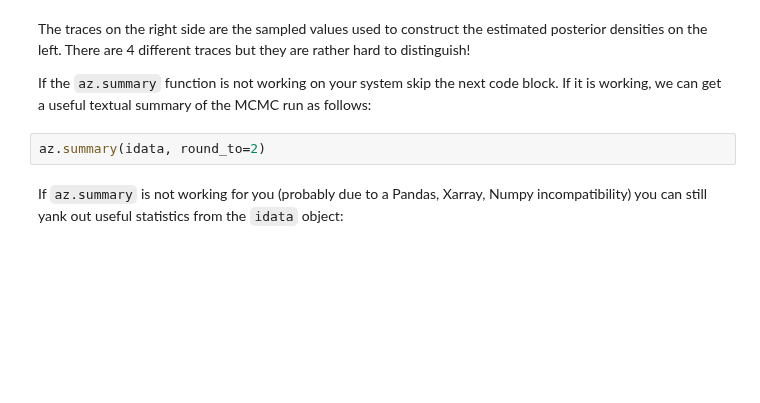
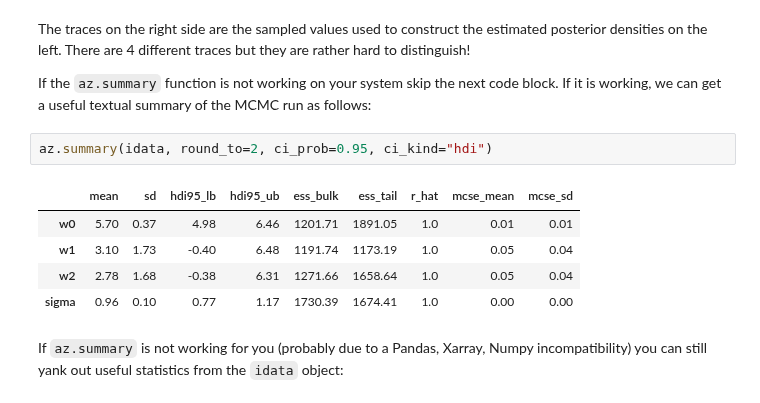
Before and after one commit to yaxuen05/lab_sheets_public, a Jupyter notebook: lab4/lab4-Bayesian_Networks_MCMC_PyMC3.ipynb, the cells around one changed output. Drawn from its saved outputs; the diff is of its cells as text; blank space fills up the shorter version.

```diff
--- a/lab4/lab4-Bayesian_Networks_MCMC_PyMC3.ipynb
+++ b/lab4/lab4-Bayesian_Networks_MCMC_PyMC3.ipynb
@@ -212,7 +372,13 @@ The traces on the right side are the sampled values used to construct the estima
 
 If the `az.summary` function is not working on your system skip the next code block. If it is working, we can get a useful textual summary of the MCMC run as follows:
 # %%
-az.summary(idata, round_to=2)
+az.summary(idata, round_to=2, ci_prob=0.95, ci_kind="hdi")
+# %% [output]
+|  | mean | sd | hdi95_lb | hdi95_ub | ess_bulk | ess_tail | r_hat | mcse_mean | mcse_sd |
+| w0 | 5.70 | 0.37 | 4.98 | 6.46 | 1201.71 | 1891.05 | 1.0 | 0.01 | 0.01 |
+| w1 | 3.10 | 1.73 | -0.40 | 6.48 | 1191.74 | 1173.19 | 1.0 | 0.05 | 0.04 |
+| w2 | 2.78 | 1.68 | -0.38 | 6.31 | 1271.66 | 1658.64 | 1.0 | 0.05 | 0.04 |
+| sigma | 0.96 | 0.10 | 0.77 | 1.17 | 1730.39 | 1674.41 | 1.0 | 0.00 | 0.00 |
 # %% [markdown]
 If `az.summary` is not working for you (probably due to a Pandas, Xarray, Numpy incompatibility) you can still yank out useful statistics from the `idata` object:
 # %%
```
Also changed, not shown: parts of 20 cells of this notebook.
